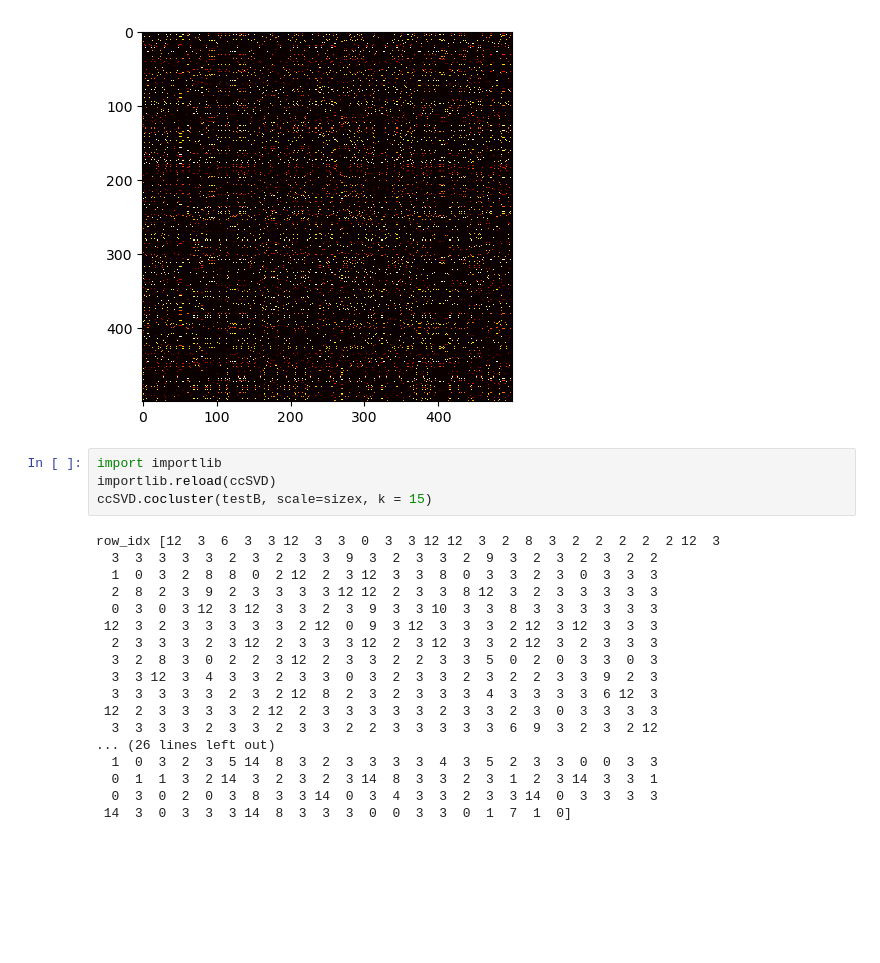
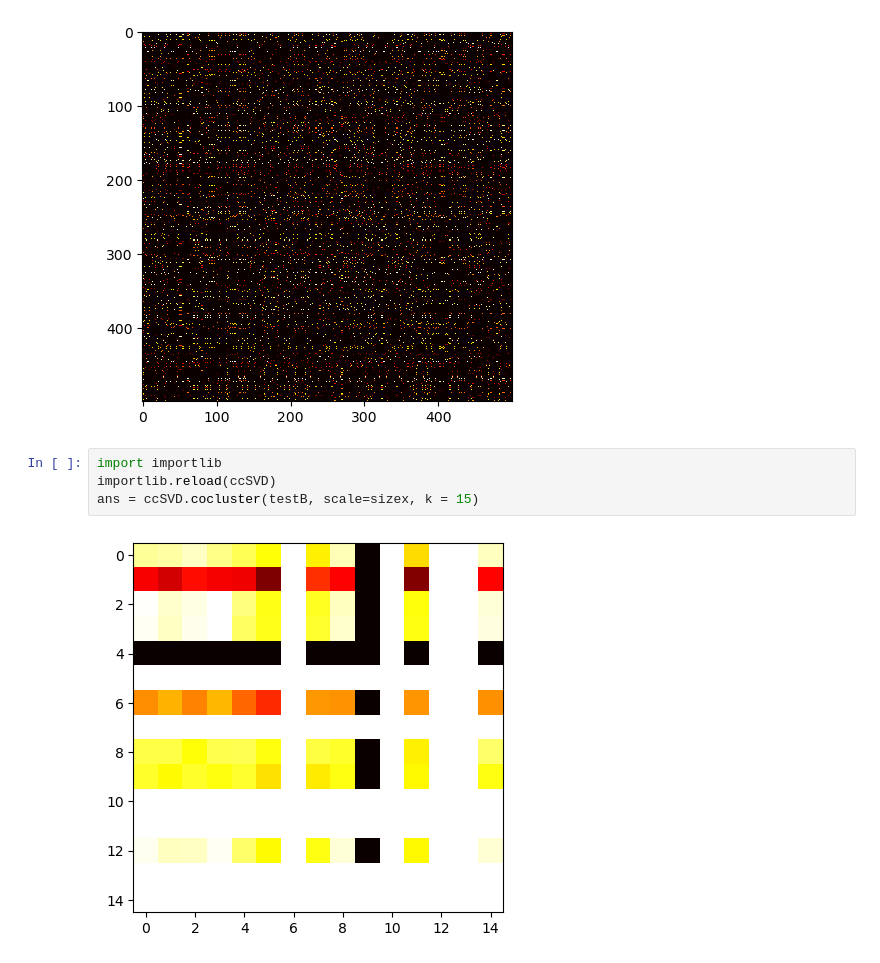
Before and after one commit to wzh4464/big_matrix_cocluster, a Jupyter notebook: main.ipynb, the cells around one changed output. Cells and saved outputs as stored; diff of their text form; blank space fills up the shorter version.

```diff
--- a/main.ipynb
+++ b/main.ipynb
@@ -85,22 +85,6 @@ plt.imshow(testB, cmap='hot', interpolation='nearest')
 # %%
 import importlib
 importlib.reload(ccSVD)
-ccSVD.cocluster(testB, scale=sizex, k = 15)
+ans = ccSVD.cocluster(testB, scale=sizex, k = 15)
 # %% [output]
-row_idx [12  3  6  3  3 12  3  3  0  3  3 12 12  3  2  8  3  2  2  2  2  2 12  3
-  3  3  3  3  3  2  3  2  3  3  9  3  2  3  3  2  9  3  2  3  2  3  2  2
-  1  0  3  2  8  8  0  2 12  2  3 12  3  3  8  0  3  3  2  3  0  3  3  3
-  2  8  2  3  9  2  3  3  3  3 12 12  2  3  3  8 12  3  2  3  3  3  3  3
-  0  3  0  3 12  3 12  3  3  2  3  9  3  3 10  3  3  8  3  3  3  3  3  3
- 12  3  2  3  3  3  3  3  2 12  0  9  3 12  3  3  3  2 12  3 12  3  3  3
-  2  3  3  3  2  3 12  2  3  3  3 12  2  3 12  3  3  2 12  3  2  3  3  3
-  3  2  8  3  0  2  2  3 12  2  3  3  2  2  3  3  5  0  2  0  3  3  0  3
-  3  3 12  3  4  3  3  2  3  3  0  3  2  3  3  2  3  2  2  3  3  9  2  3
-  3  3  3  3  3  2  3  2 12  8  2  3  2  3  3  3  4  3  3  3  3  6 12  3
- 12  2  3  3  3  3  2 12  2  3  3  3  3  3  2  3  3  2  3  0  3  3  3  3
-  3  3  3  3  2  3  3  2  3  3  2  2  3  3  3  3  3  6  9  3  2  3  2 12
-... (26 lines left out)
-  1  0  3  2  3  5 14  8  3  2  3  3  3  3  4  3  5  2  3  3  0  0  3  3
-  0  1  1  3  2 14  3  2  3  2  3 14  8  3  3  2  3  1  2  3 14  3  3  1
-  0  3  0  2  0  3  8  3  3 14  0  3  4  3  3  2  3  3 14  0  3  3  3  3
- 14  3  0  3  3  3 14  8  3  3  3  0  0  3  3  0  1  7  1  0]
+[figure, added]
```
Also changed, not shown: 1 other file.
